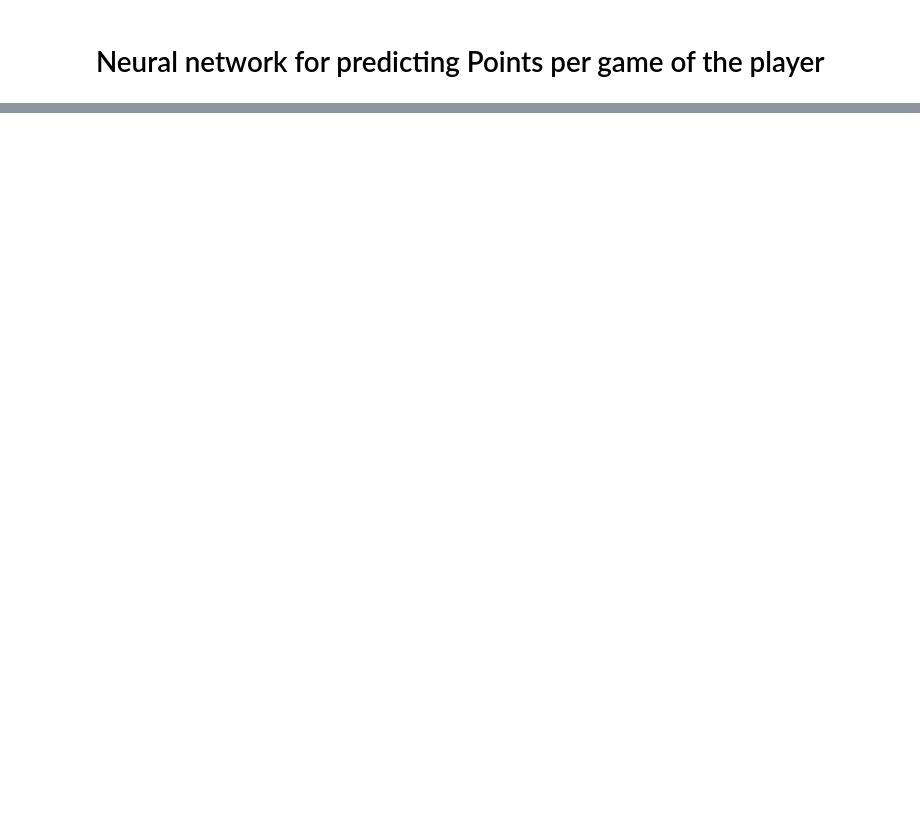
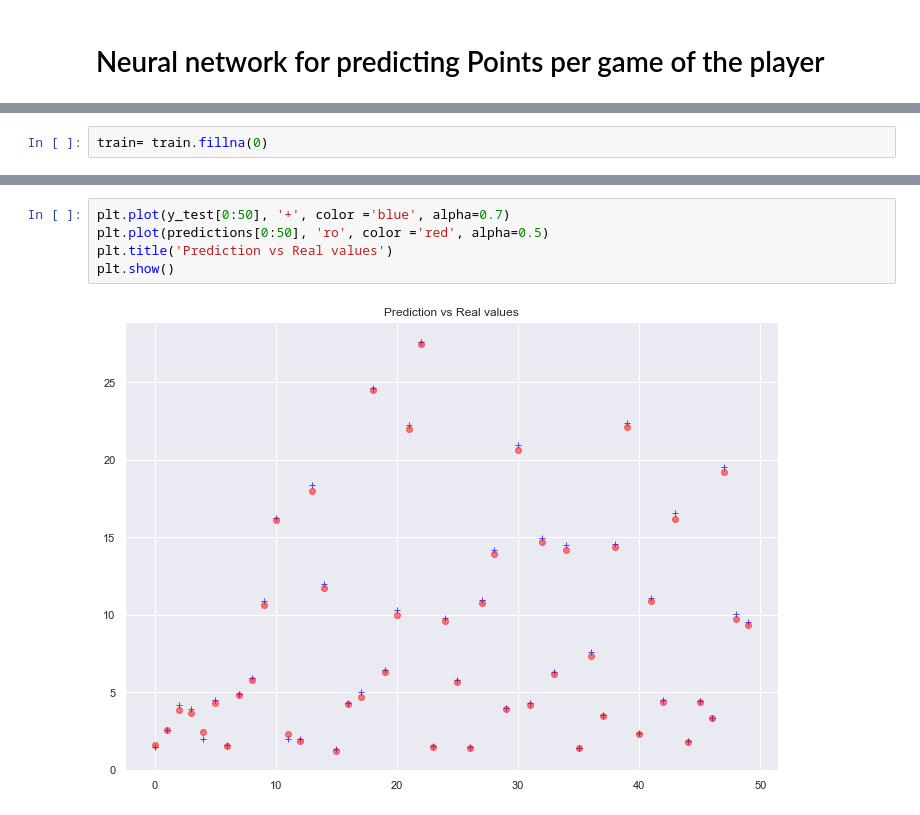
Before and after one commit to vimalsubbiah7/NBA-EDA-and-PPG-prediction, a Jupyter notebook: MyNotebbok.ipynb, the cells around one changed output, grey strips where cells are left out. Drawn from its saved outputs; the diff is of its cells as text; blank space fills up the shorter version.

```diff
--- a/MyNotebbok.ipynb
+++ b/MyNotebbok.ipynb
@@ -1315,0 +1334,2 @@ plt.show()
+# %%
+train= train.fillna(0)
@@ -1315,0 +1563,7 @@ plt.show()
+# %%
+plt.plot(y_test[0:50], '+', color ='blue', alpha=0.7)
+plt.plot(predictions[0:50], 'ro', color ='red', alpha=0.5)
+plt.title('Prediction vs Real values')
+plt.show()
+# %% [output]
+[figure, added]
```
Also changed, not shown: parts of 23 cells of this notebook, 1 other file.
